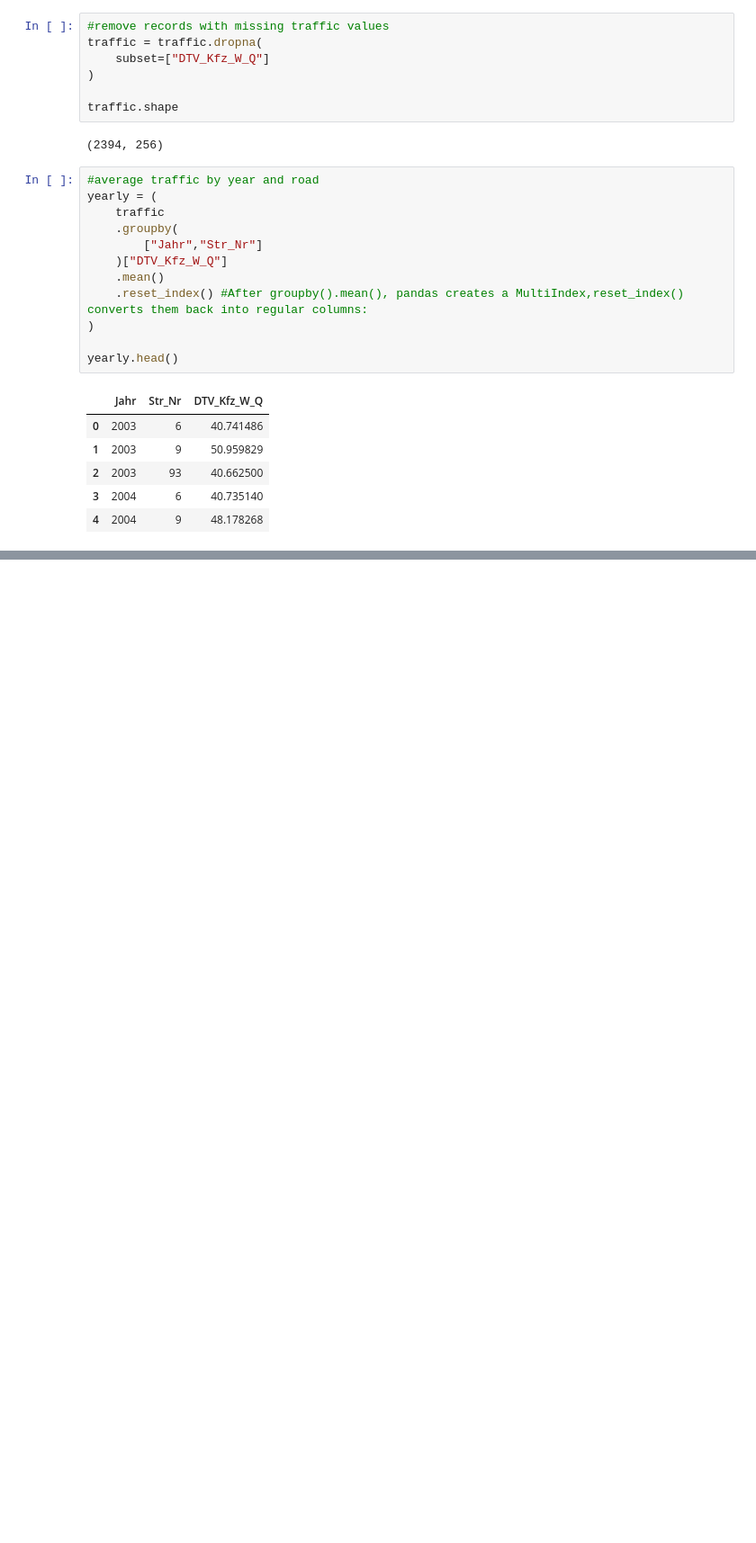
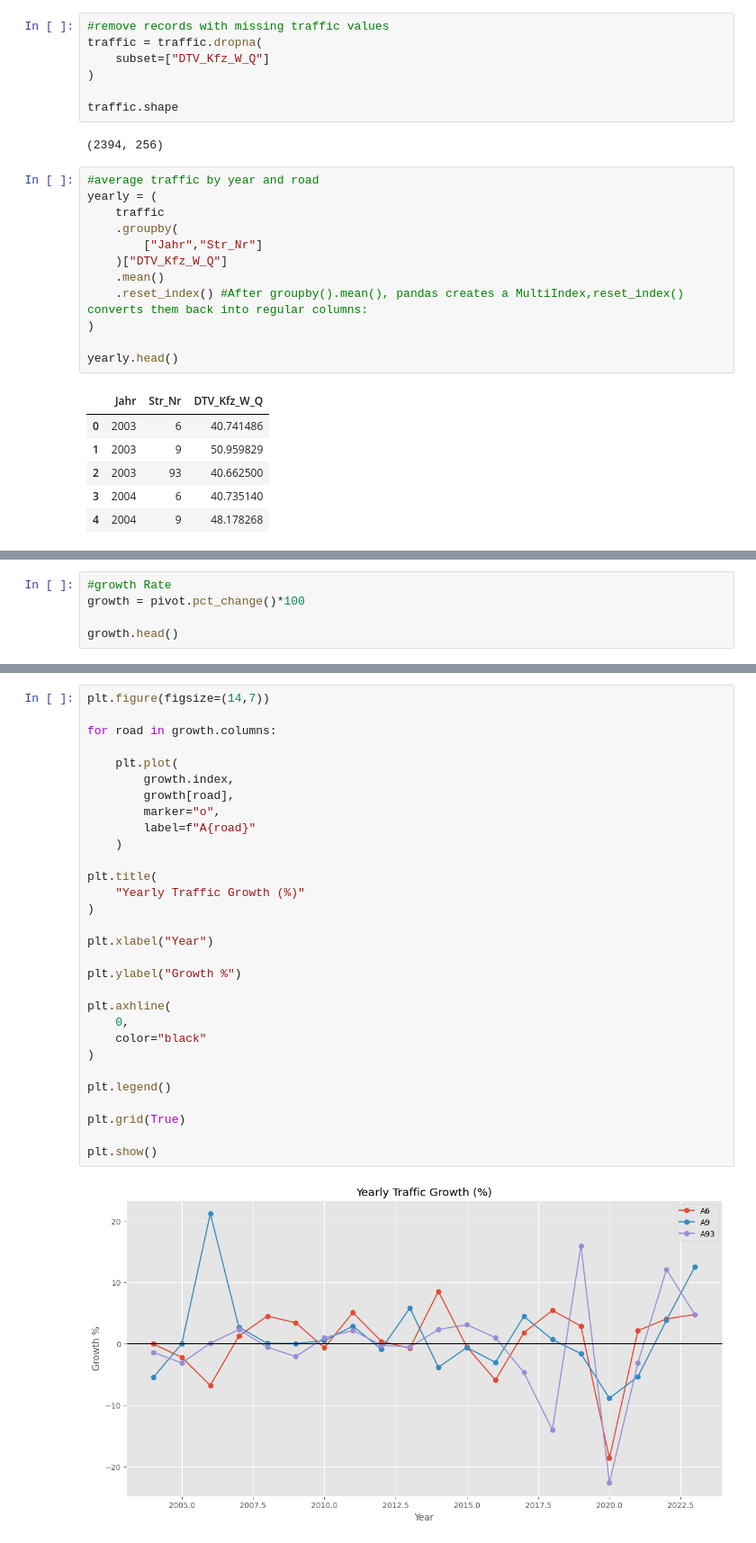
Before and after one commit to Vikhyathsai11/PRS-Project, a Jupyter notebook: notebook/03_Traffic_Evolution.ipynb, the cells around one changed output, grey strips where cells are left out. Shown at 90% size. Drawn from its saved outputs; the diff is of its cells as text; blank space fills up the shorter version.

```diff
--- a/notebook/03_Traffic_Evolution.ipynb
+++ b/notebook/03_Traffic_Evolution.ipynb
@@ -70,0 +117,5 @@ yearly.head()
+# %%
+#growth Rate
+growth = pivot.pct_change()*100
+
+growth.head()
@@ -70,0 +130,32 @@ yearly.head()
+# %%
+plt.figure(figsize=(14,7))
+
+for road in growth.columns:
+
+    plt.plot(
+        growth.index,
+        growth[road],
+        marker="o",
+        label=f"A{road}"
+    )
+
+plt.title(
+    "Yearly Traffic Growth (%)"
+)
+
+plt.xlabel("Year")
+
+plt.ylabel("Growth %")
+
+plt.axhline(
+    0,
+    color="black"
+)
+
+plt.legend()
+
+plt.grid(True)
+
+plt.show()
+# %% [output]
+[figure, added]
```
Also changed, not shown: parts of 15 cells of this notebook, 1 other file.
